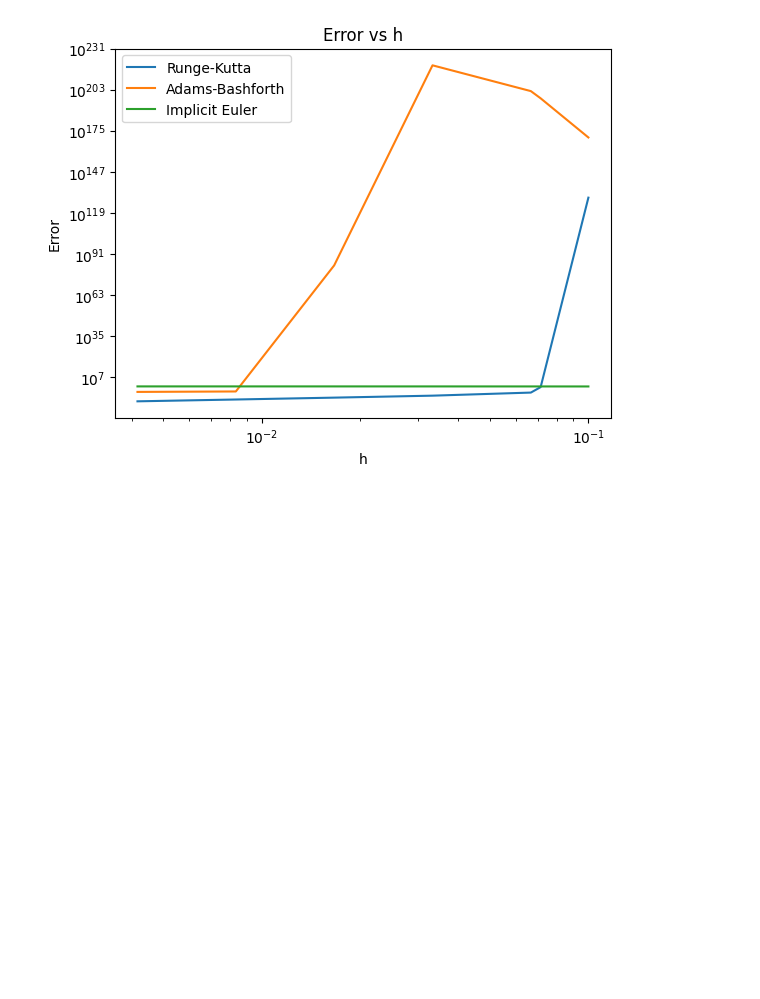
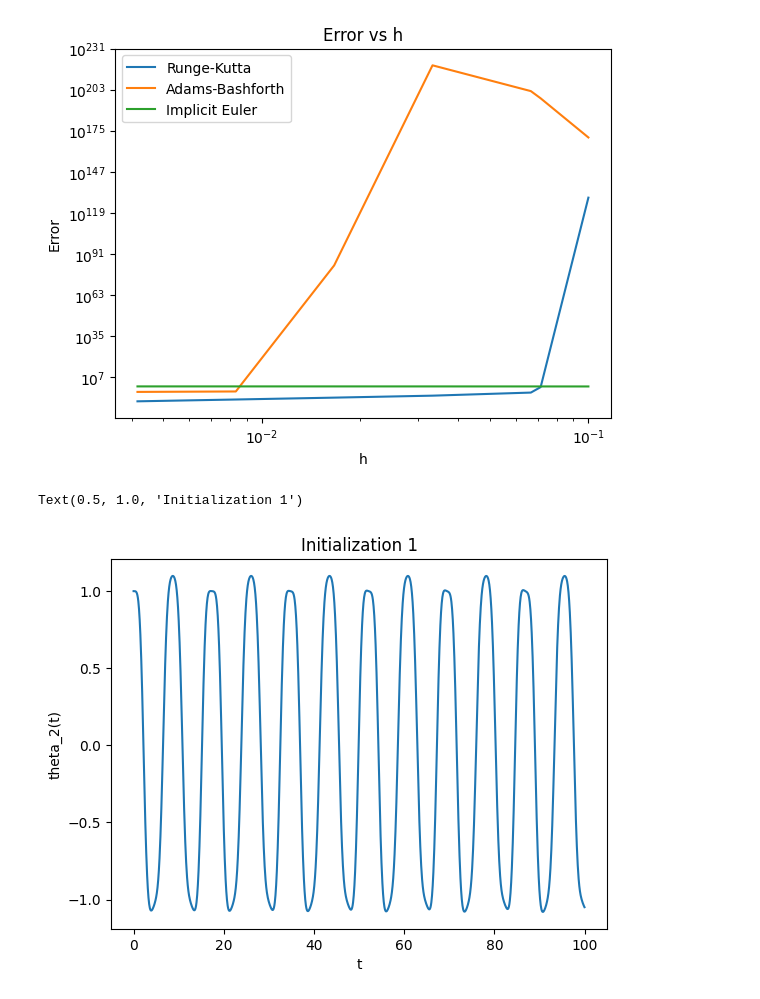
Before and after one commit to EstebanLeiva/NumericalAnalysis, a Jupyter notebook: HW8/ODEs.ipynb, the cells around one changed output. Drawn from its saved outputs; the diff is of its cells as text; code cells hidden in the pictures; blank space fills up the shorter version.

```diff
--- a/HW8/ODEs.ipynb
+++ b/HW8/ODEs.ipynb
@@ -86,3 +86,28 @@ plt.legend()
 plt.show()
 # %% [output]
 [figure]
+# %%
+#Pendulum oscillations
+from math import sin, cos
+
+def derivative(u, t):
+    u1, u2, u3, u4 = u
+    y1 = u3
+    y2 = u4
+    y3 = (-3*sin(u1) - sin(u1-2*u2) - 2*sin(u1-u2)*(u4**2 + (u3**2)*cos(u1-u2)))/(3 - cos(2*u1-2*u2))
+    y4 = (2*sin(u1-u2)*(2*u3**2 + 2*cos(u1) + (u4**2)*cos(u1-u2)))/(3 - cos(2*u1-2*u2))
+
+    return np.array([y1, y2, y3, y4])
+# %%
+init = [1, 1, 0, 0]
+y = runge_kutta(derivative, init, 0, 100, 0.05)
+t = np.arange(0, 100, 0.05)
+
+#plot the 1 component of y vs t
+plt.plot(t, y[:,1])
+plt.xlabel('t')
+plt.ylabel('theta_2(t)')
+plt.title('Initialization 1')
+# %% [output]
+Text(0.5, 1.0, 'Initialization 1')
+[figure, added]
```
Also changed, not shown: parts of 4 cells of this notebook, 7 other files.
